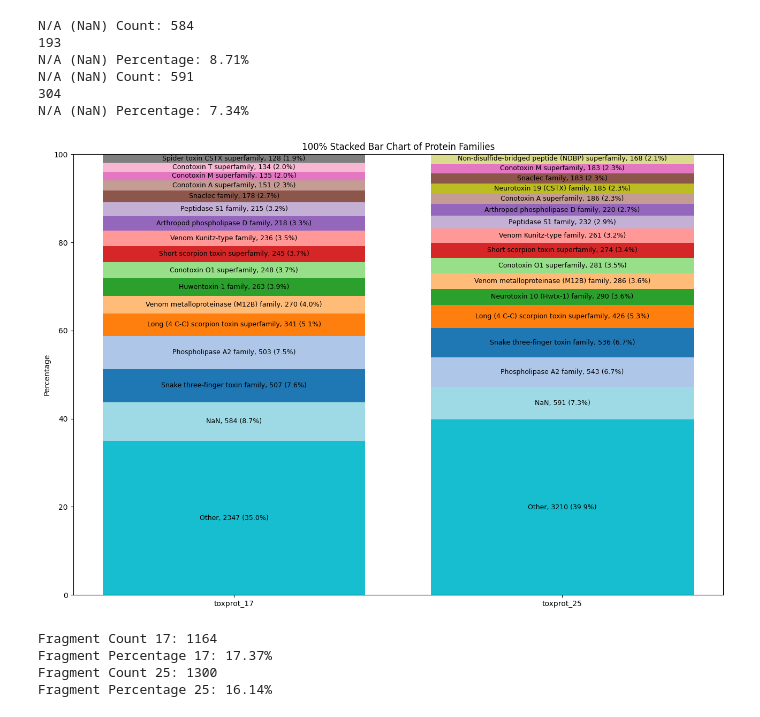
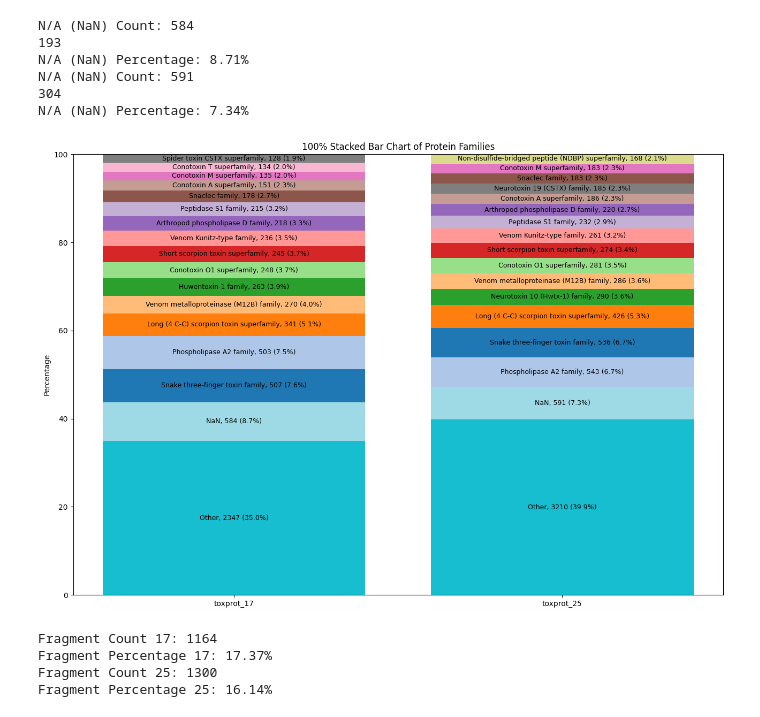
Before and after one commit to tsenoner/toxprot25, a Jupyter notebook: notebook/protfam_figures.ipynb, the cells around one changed output. Drawn from its saved outputs; the diff is of its cells as text; code cells hidden in the pictures.

Commit message:
adjusted pfam plot

```diff
--- a/notebook/protfam_figures.ipynb
+++ b/notebook/protfam_figures.ipynb
@@ -141,6 +141,8 @@ color_map["Other"] = colors(18)
 color_map["NaN"]   = colors(19)
 if "Huwentoxin-1 family" in color_map:
     color_map["Neurotoxin 10 (Hwtx-1) family"] = color_map["Huwentoxin-1 family"]
+if "Spider toxin CSTX superfamily" in color_map:
+    color_map["Neurotoxin 19 (CSTX) family"] = color_map["Spider toxin CSTX superfamily"]
 
 # Plot
 fig, ax = plt.subplots(figsize=(13, 9))
@@ -167,34 +169,34 @@ for fam in order_25:
     cnt = df_stacked.at[fam, "toxprot_25"]
     if cnt > 0:
         bar = ax.bar("toxprot_25", pct, bottom=bottom,
                      color=color_map.get(fam, "gray"))[0]
         bars25.append((bar, fam, cnt, pct))
     bottom += pct
 
 # Add labels using each bar’s .get_x()/.get_width()
 for bar, fam, cnt, pct in bars17 + bars25:
     ax.text(
         bar.get_x() + bar.get_width()/2,
         bar.get_y() + bar.get_height()/2,
         f"{fam}, {int(cnt)} ({pct:.1f}%)",
         ha="center", va="center", fontsize=9, wrap=True
     )
 
 # Final formatting
 ax.set_ylabel("Percentage")
 ax.set_title(
     "100% Stacked Bar Chart of Protein Families"
 )
 ax.set_ylim(0, 100)
 ax.tick_params(axis="x", labelsize=10)
 ax.tick_params(axis="y", labelsize=10)
 
 plt.tight_layout()
 plt.savefig("../figures/stacked_bar_protfam.png", dpi=300)
 plt.show()
 plt.close()
 # %% [output]
-[figure, old version]
+[figure, new version]
 # %%
 # Ensure the 'Fragment' column is treated as a string
 toxprot_17['Fragment'] = toxprot_17['Fragment'].astype(str)
```
Also changed, not shown: parts of 1 cell of this notebook, 2 other files.
